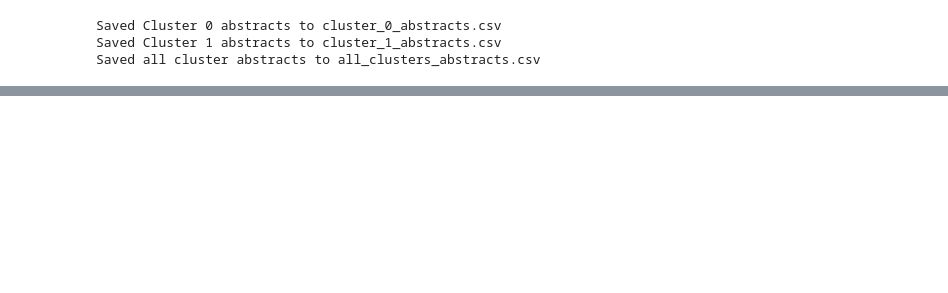
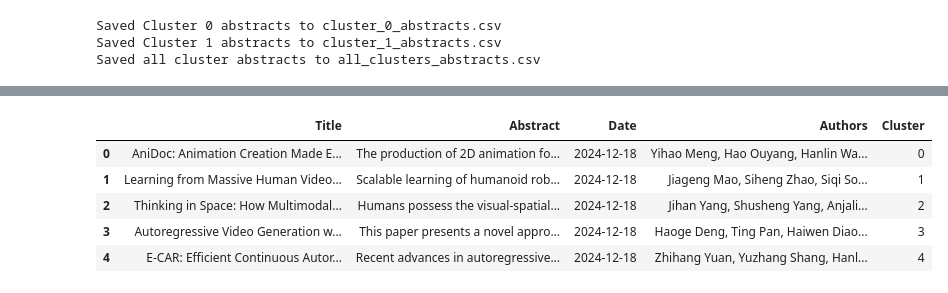
Before and after one commit to SunAndClouds/Reseach-Design, a Jupyter notebook: clustering.ipynb, the cells around one changed output, grey strips where cells are left out. Cells and saved outputs as stored; diff of their text form; code cells hidden in the pictures; blank space fills up the shorter version.

Commit message:
added indices to each cluster

```diff
--- a/clustering.ipynb
+++ b/clustering.ipynb
@@ -374,0 +379,10 @@ Saved all cluster abstracts to all_clusters_abstracts.csv
+# %%
+abstracts_indices = pd.read_csv('data/abstracts_cluster_db.csv')
+abstracts_indices.head()
+# %% [output]
+|  | Title | Abstract | Date | Authors | Cluster |
+| 0 | AniDoc: Animation Creation Made E... | The production of 2D animation fo... | 2024-12-18 | Yihao Meng, Hao Ouyang, Hanlin Wa... | 0 |
+| 1 | Learning from Massive Human Video... | Scalable learning of humanoid rob... | 2024-12-18 | Jiageng Mao, Siheng Zhao, Siqi So... | 1 |
+| 2 | Thinking in Space: How Multimodal... | Humans possess the visual-spatial... | 2024-12-18 | Jihan Yang, Shusheng Yang, Anjali... | 2 |
+| 3 | Autoregressive Video Generation w... | This paper presents a novel appro... | 2024-12-18 | Haoge Deng, Ting Pan, Haiwen Diao... | 3 |
+| 4 | E-CAR: Efficient Continuous Autor... | Recent advances in autoregressive... | 2024-12-18 | Zhihang Yuan, Yuzhang Shang, Hanl... | 4 |
```
Also changed, not shown: parts of 5 cells of this notebook.
